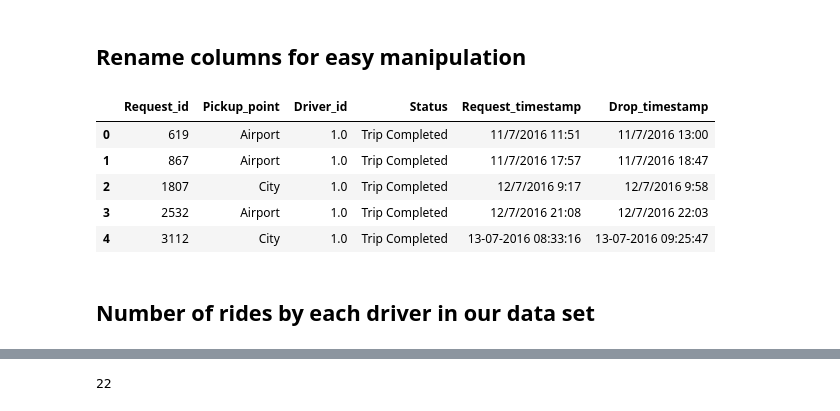
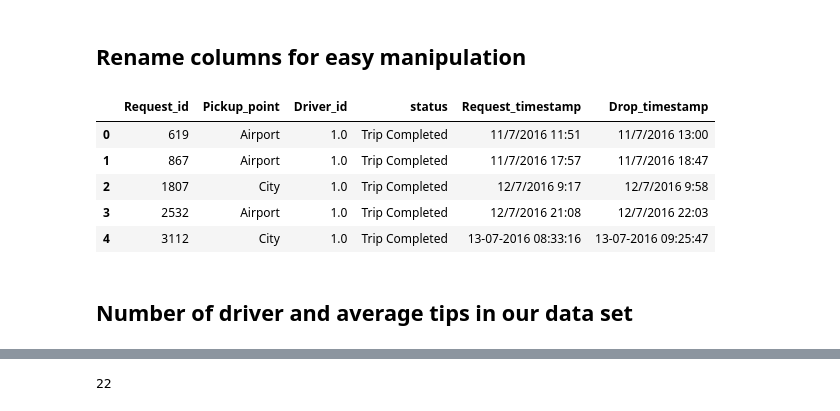
Before and after one commit to hendrybones/Uber_Request_Analysis, a Jupyter notebook: Uber _request_Analysis with python.ipynb, the cells around one changed output, grey strips where cells are left out. Cells and saved outputs as stored; diff of their text form; code cells hidden in the pictures.

```diff
--- a/Uber _request_Analysis with python.ipynb
+++ b/Uber _request_Analysis with python.ipynb
@@ -79,15 +66,15 @@ Name: Status, dtype: int64
 # %%
 ## first we rename columns in the data set
 newData=data.rename(columns={'Request id': 'Request_id', 'Driver id': 'Driver_id','Pickup point':'Pickup_point',
-                             'Request timestamp':'Request_timestamp','Drop timestamp':'Drop_timestamp'})
+                             'Request timestamp':'Request_timestamp','Drop timestamp':'Drop_timestamp','Status':'status'})
 newData.head()
 # %% [output]
-|  | Request_id | Pickup_point | Driver_id | Status | Request_timestamp | Drop_timestamp |
+|  | Request_id | Pickup_point | Driver_id | status | Request_timestamp | Drop_timestamp |
 | 0 | 619 | Airport | 1.0 | Trip Completed | 11/7/2016 11:51 | 11/7/2016 13:00 |
 | 1 | 867 | Airport | 1.0 | Trip Completed | 11/7/2016 17:57 | 11/7/2016 18:47 |
 | 2 | 1807 | City | 1.0 | Trip Completed | 12/7/2016 9:17 | 12/7/2016 9:58 |
 | 3 | 2532 | Airport | 1.0 | Trip Completed | 12/7/2016 21:08 | 12/7/2016 22:03 |
 | 4 | 3112 | City | 1.0 | Trip Completed | 13-07-2016 08:33:16 | 13-07-2016 09:25:47 |
 # %% [markdown]
-## Number of rides  by each driver  in our data set
+## Number of driver and average tips in our data set
 # %%
```
Also changed, not shown: parts of 39 cells of this notebook.
